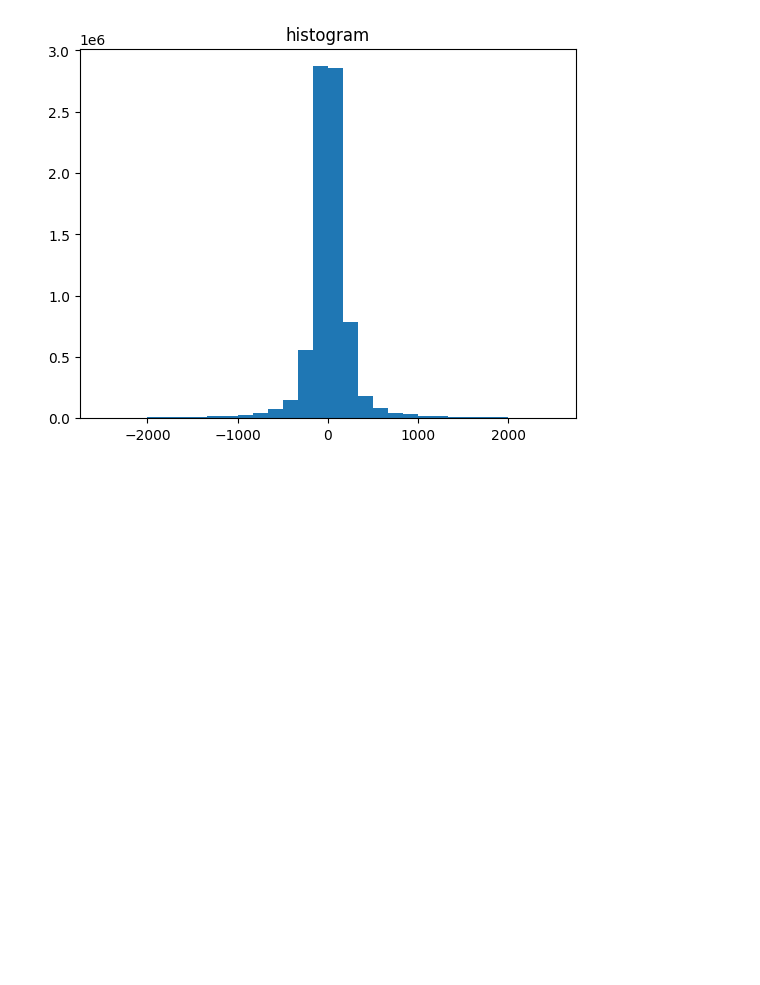
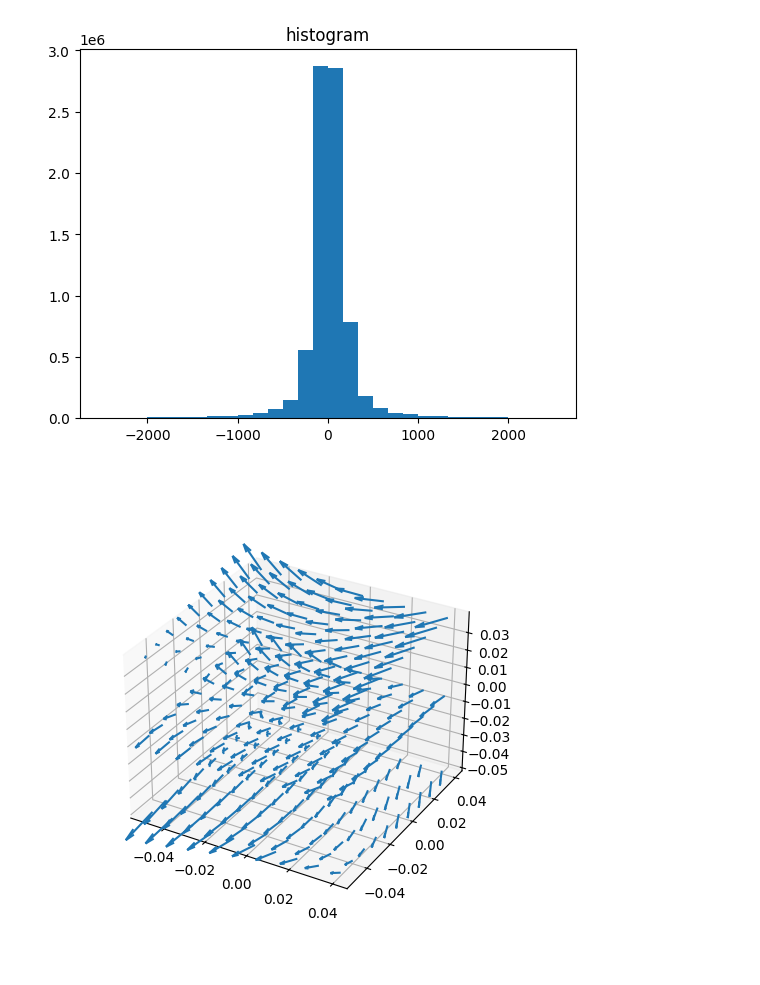
Before and after one commit to Junang-Wang/Qubot_Elastica, a Jupyter notebook: Modeling eMNS/CNN_satatics.ipynb, the cells around one changed output. Cells and saved outputs as stored; diff of their text form; code cells hidden in the pictures; blank space fills up the shorter version.

```diff
--- a/Modeling eMNS/CNN_satatics.ipynb
+++ b/Modeling eMNS/CNN_satatics.ipynb
@@ -159,3 +161,10 @@ plt.title("histogram")
 plt.show()
 # %% [output]
 [figure]
+# %%
+%matplotlib widget
+from utils import plot_3D_vector_field
+sample_index = 0
+plot_3D_vector_field(position[sample_index,:, 0:-1:2, 0:-1:2, 0:-1:9], Bfield[sample_index,:,0:-1:2, 0:-1:2, 0:-1:9],length=0.6, figsize=(10,10))
+# %% [output]
+[figure, added]
```
Also changed, not shown: parts of 3 cells of this notebook, 4 other files.
